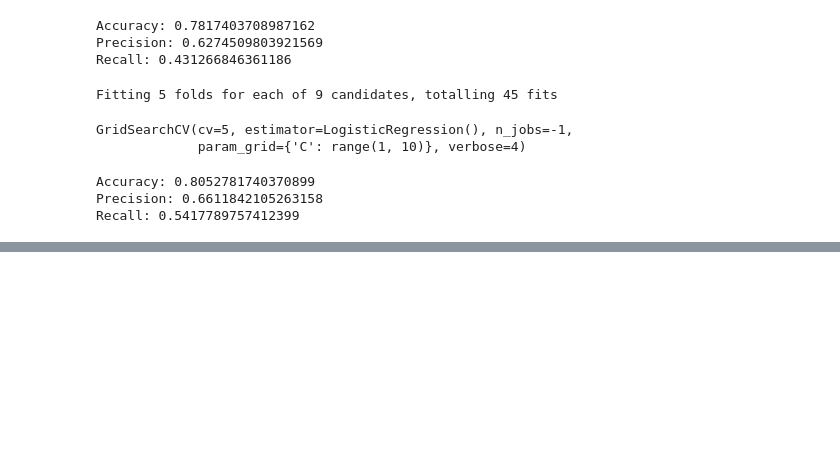
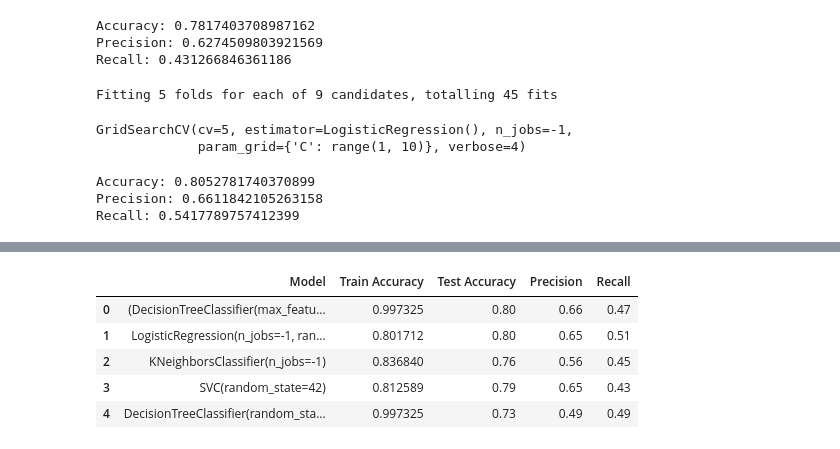
Before and after one commit to ElOuarary/Customer_Churn_Prediction, a Jupyter notebook: notebooks/models.ipynb, the cells around one changed output, grey strips where cells are left out. Drawn from its saved outputs; the diff is of its cells as text; code cells hidden in the pictures; blank space fills up the shorter version.

```diff
--- a/notebooks/models.ipynb
+++ b/notebooks/models.ipynb
@@ -197,0 +232,4 @@ Recall: 0.5417789757412399
+# %%
+numerical_col = X.select_dtypes('number').columns
+categorical_col = X.select_dtypes(exclude='number').columns
+target_col = y.name
@@ -197,0 +252,14 @@ Recall: 0.5417789757412399
+# %%
+inputs_processor = make_column_transformer(
+    (OrdinalEncoder(), categorical_col),
+    (StandardScaler(), numerical_col)
+)
+
+target_enc = LabelEncoder()
+
+data_pipeline_v2 = Pipeline([('preprocessing raw data', inputs_processor)])
+
+X_train, X_test, y_train, y_test = train_test_split(X, y, test_size=0.2, stratify=y, random_state=42)
+
+X_train = data_pipeline_v2.fit_transform(X_train)
+y_train = target_enc.fit_transform(y_train)
@@ -197,0 +288,13 @@ Recall: 0.5417789757412399
+# %%
+X_test = data_pipeline_v2.transform(X_test)
+y_test = target_enc.transform(y_test)
+
+models_df_v2 = evaluate_models(models, X_train, y_train, X_test, y_test)
+models_df_v2
+# %% [output]
+|  | Model | Train Accuracy | Test Accuracy | Precision | Recall |
+| 0 | (DecisionTreeClassifier(max_featu... | 0.997325 | 0.80 | 0.66 | 0.47 |
+| 1 | LogisticRegression(n_jobs=-1, ran... | 0.801712 | 0.80 | 0.65 | 0.51 |
+| 2 | KNeighborsClassifier(n_jobs=-1) | 0.836840 | 0.76 | 0.56 | 0.45 |
+| 3 | SVC(random_state=42) | 0.812589 | 0.79 | 0.65 | 0.43 |
+| 4 | DecisionTreeClassifier(random_sta... | 0.997325 | 0.73 | 0.49 | 0.49 |
```
Also changed, not shown: parts of 18 cells of this notebook.
